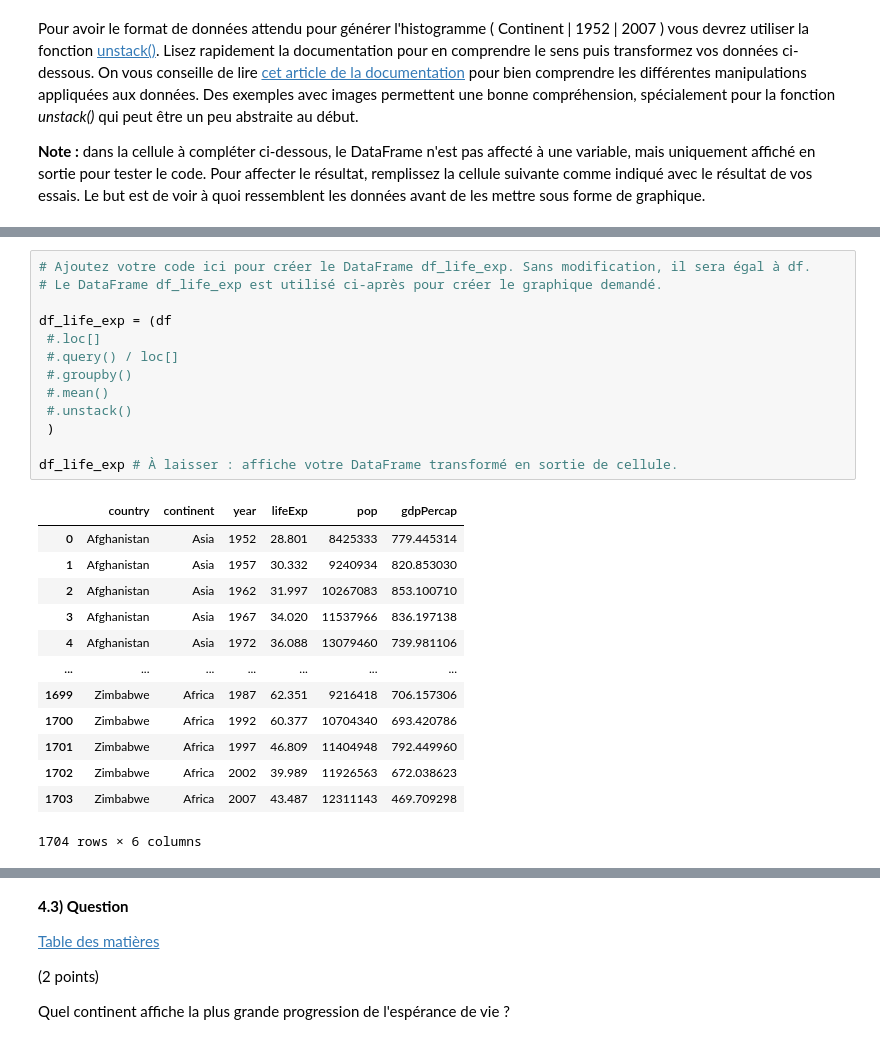
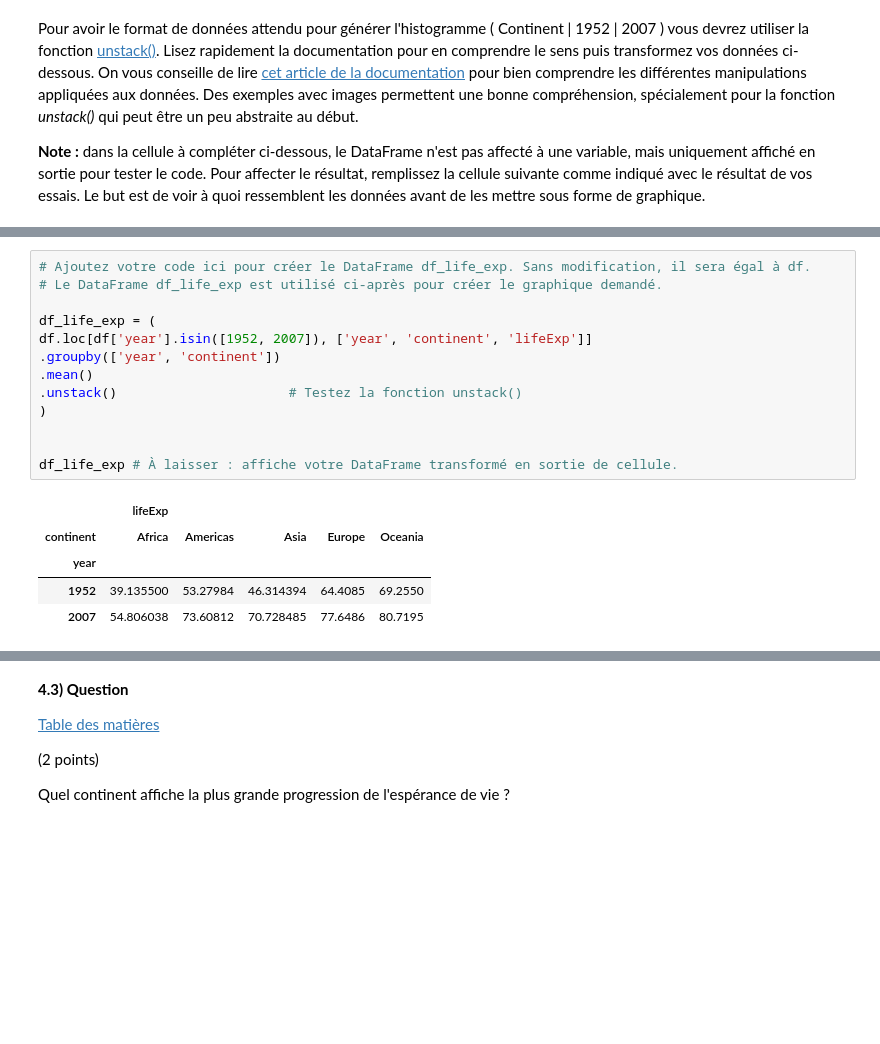
Before and after one commit to Kaenoo/ISD-TP2, a Jupyter notebook: TP2_ISD_SA2026_CARREL_EGAL_EYER.ipynb, the cells around one changed output, grey strips where cells are left out. Cells and saved outputs as stored; diff of their text form; blank space fills up the shorter version.

```diff
--- a/TP2_ISD_SA2026_CARREL_EGAL_EYER.ipynb
+++ b/TP2_ISD_SA2026_CARREL_EGAL_EYER.ipynb
@@ -679,30 +695,22 @@ Pour avoir le format de données attendu pour générer l'histogramme ( Continen
 # %%
 # Ajoutez votre code ici pour créer le DataFrame df_life_exp. Sans modification, il sera égal à df.
 # Le DataFrame df_life_exp est utilisé ci-après pour créer le graphique demandé.
 
-df_life_exp = (df
- #.loc[]
- #.query() / loc[]
- #.groupby()
- #.mean()
- #.unstack()
- )
+df_life_exp = (
+df.loc[df['year'].isin([1952, 2007]), ['year', 'continent', 'lifeExp']]
+.groupby(['year', 'continent'])
+.mean()
+.unstack()                      # Testez la fonction unstack()
+)
+
 
 df_life_exp # À laisser : affiche votre DataFrame transformé en sortie de cellule.
 # %% [output]
-|  | country | continent | year | lifeExp | pop | gdpPercap |
-| 0 | Afghanistan | Asia | 1952 | 28.801 | 8425333 | 779.445314 |
-| 1 | Afghanistan | Asia | 1957 | 30.332 | 9240934 | 820.853030 |
-| 2 | Afghanistan | Asia | 1962 | 31.997 | 10267083 | 853.100710 |
-| 3 | Afghanistan | Asia | 1967 | 34.020 | 11537966 | 836.197138 |
-| 4 | Afghanistan | Asia | 1972 | 36.088 | 13079460 | 739.981106 |
-| ... | ... | ... | ... | ... | ... | ... |
-| 1699 | Zimbabwe | Africa | 1987 | 62.351 | 9216418 | 706.157306 |
-| 1700 | Zimbabwe | Africa | 1992 | 60.377 | 10704340 | 693.420786 |
-| 1701 | Zimbabwe | Africa | 1997 | 46.809 | 11404948 | 792.449960 |
-| 1702 | Zimbabwe | Africa | 2002 | 39.989 | 11926563 | 672.038623 |
-| 1703 | Zimbabwe | Africa | 2007 | 43.487 | 12311143 | 469.709298 |
+|  | lifeExp |  |  |  |  |
+| continent | Africa | Americas | Asia | Europe | Oceania |
+| year |  |  |  |  |  |
+| 1952 | 39.135500 | 53.27984 | 46.314394 | 64.4085 | 69.2550 |
+| 2007 | 54.806038 | 73.60812 | 70.728485 | 77.6486 | 80.7195 |
-1704 rows × 6 columns
 # %%
 # Exécutez cette cellule pour afficher le graphique une fois df_life_exp formaté correctement.
 
```
Also changed, not shown: parts of 14 cells of this notebook.
